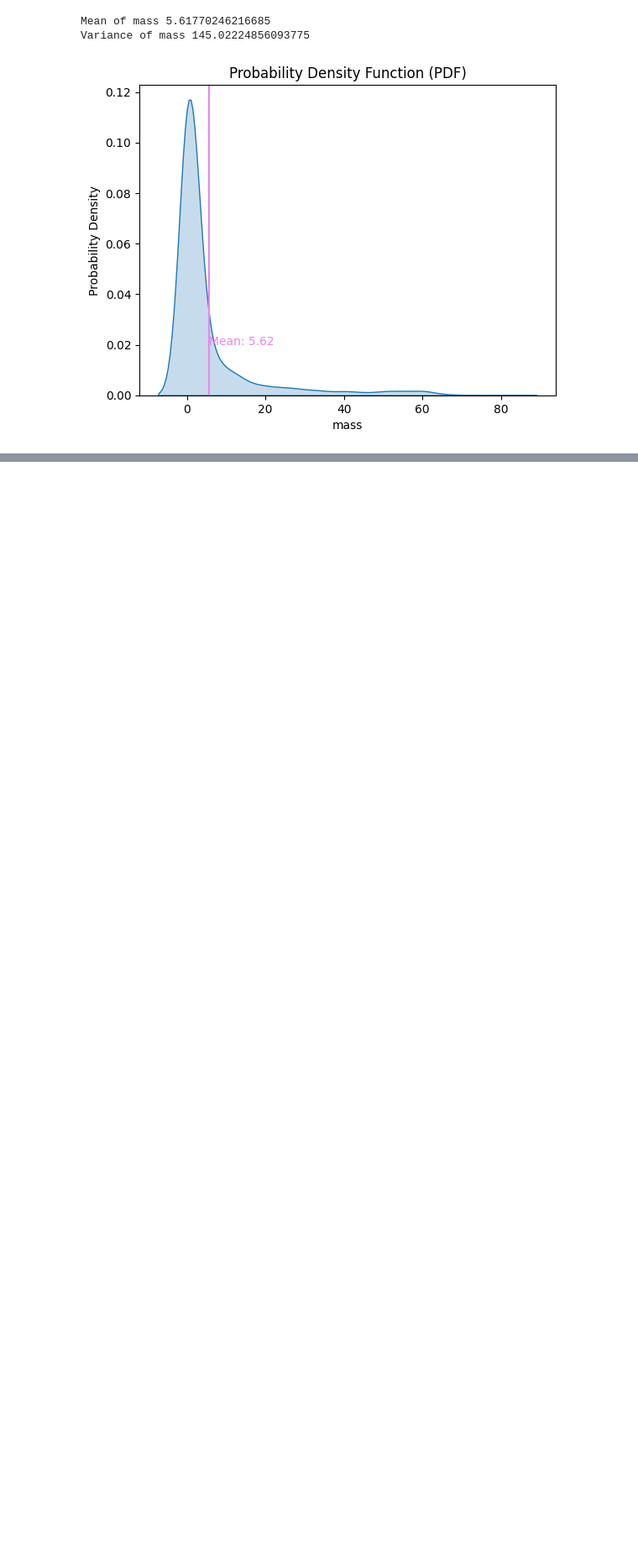
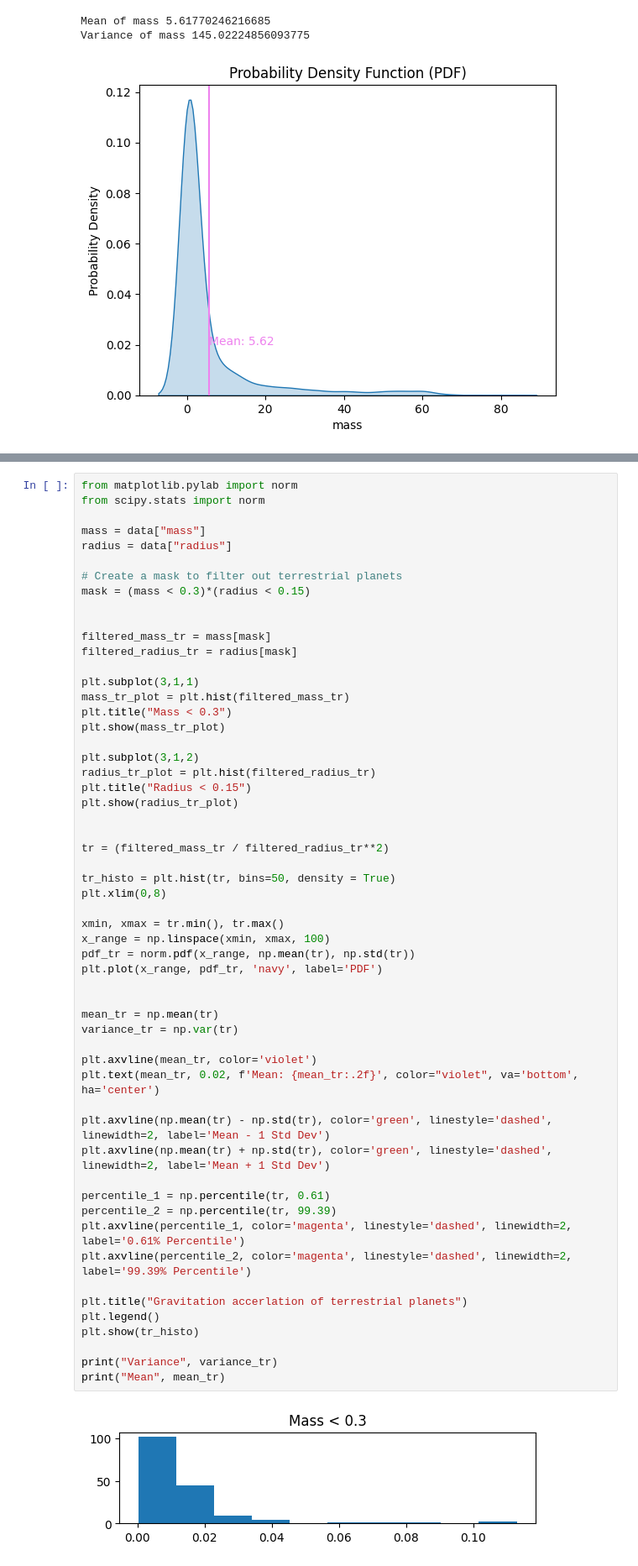
Before and after one commit to samkampitsch/data-and-statistics, a Jupyter notebook: Exoplanets.ipynb, the cells around one changed output, grey strips where cells are left out. Shown at 84% size. Cells and saved outputs as stored; diff of their text form; blank space fills up the shorter version.

Commit message:
histogramme mit intervallen

```diff
--- a/Exoplanets.ipynb
+++ b/Exoplanets.ipynb
@@ -501,0 +444,58 @@ plt.show()
+# %%
+from matplotlib.pylab import norm
+from scipy.stats import norm
+
+mass = data["mass"]
+radius = data["radius"]
+
+# Create a mask to filter out terrestrial planets
+mask = (mass < 0.3)*(radius < 0.15)
+
+
+filtered_mass_tr = mass[mask]
+filtered_radius_tr = radius[mask]
+
+plt.subplot(3,1,1)
+mass_tr_plot = plt.hist(filtered_mass_tr)
+plt.title("Mass < 0.3")
+plt.show(mass_tr_plot)
+
+plt.subplot(3,1,2)
+radius_tr_plot = plt.hist(filtered_radius_tr)
+plt.title("Radius < 0.15")
+plt.show(radius_tr_plot)
+
+
+tr = (filtered_mass_tr / filtered_radius_tr**2)
+
+tr_histo = plt.hist(tr, bins=50, density = True)
+plt.xlim(0,8)
+
+xmin, xmax = tr.min(), tr.max()
+x_range = np.linspace(xmin, xmax, 100)
+pdf_tr = norm.pdf(x_range, np.mean(tr), np.std(tr))
+plt.plot(x_range, pdf_tr, 'navy', label='PDF')
+
+
+mean_tr = np.mean(tr)
+variance_tr = np.var(tr)
+
+plt.axvline(mean_tr, color='violet')
+plt.text(mean_tr, 0.02, f'Mean: {mean_tr:.2f}', color="violet", va='bottom', ha='center')
+
+plt.axvline(np.mean(tr) - np.std(tr), color='green', linestyle='dashed', linewidth=2, label='Mean - 1 Std Dev')
+plt.axvline(np.mean(tr) + np.std(tr), color='green', linestyle='dashed', linewidth=2, label='Mean + 1 Std Dev')
+
+percentile_1 = np.percentile(tr, 0.61)
+percentile_2 = np.percentile(tr, 99.39)
+plt.axvline(percentile_1, color='magenta', linestyle='dashed', linewidth=2, label='0.61% Percentile')
+plt.axvline(percentile_2, color='magenta', linestyle='dashed', linewidth=2, label='99.39% Percentile')
+
+plt.title("Gravitation accerlation of terrestrial planets")
+plt.legend()
+plt.show(tr_histo)
+
+print("Variance", variance_tr)
+print("Mean", mean_tr)
+# %% [output]
+[figure, added]
```
Also changed, not shown: parts of 9 cells of this notebook.
